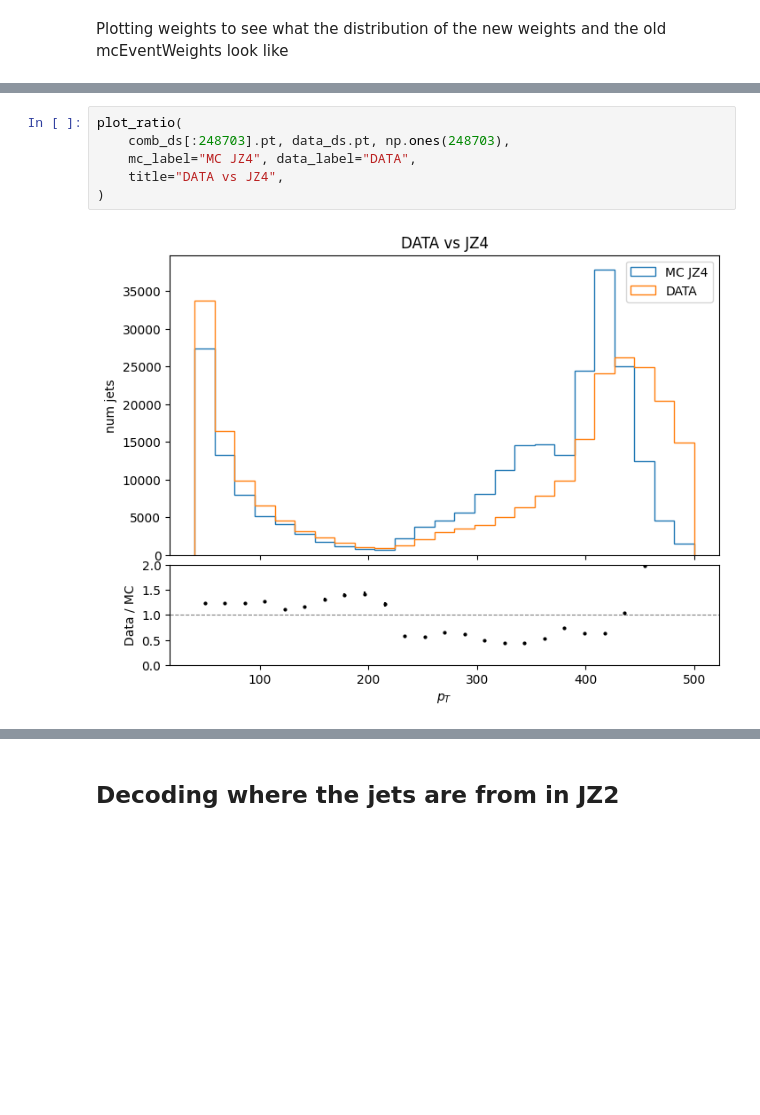
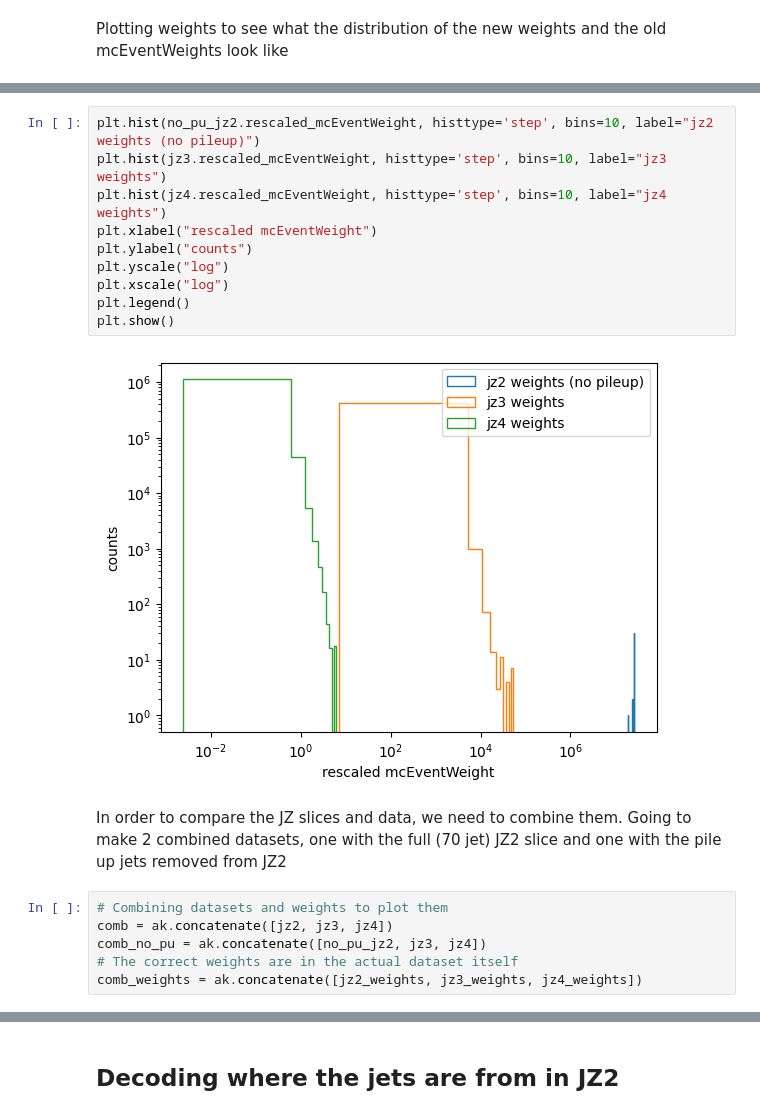
Before and after one commit to gordonwatts/sx_training_fetch, a Jupyter notebook: notebooks/008 - CR_region.ipynb, the cells around one changed output, grey strips where cells are left out. Drawn from its saved outputs; the diff is of its cells as text; blank space fills up the shorter version.

```diff
--- a/notebooks/008 - CR_region.ipynb
+++ b/notebooks/008 - CR_region.ipynb
@@ -264,8 +195,20 @@ plot_ratio(
-# %%
-plot_ratio(
-    comb_ds[:248703].pt, data_ds.pt, np.ones(248703),
-    mc_label="MC JZ4", data_label="DATA",
-    title="DATA vs JZ4",
-)
-# %% [output]
-[figure, removed]
+# %%
+plt.hist(no_pu_jz2.rescaled_mcEventWeight, histtype='step', bins=10, label="jz2 weights (no pileup)")
+plt.hist(jz3.rescaled_mcEventWeight, histtype='step', bins=10, label="jz3 weights")
+plt.hist(jz4.rescaled_mcEventWeight, histtype='step', bins=10, label="jz4 weights")
+plt.xlabel("rescaled mcEventWeight")
+plt.ylabel("counts")
+plt.yscale("log")
+plt.xscale("log")
+plt.legend()
+plt.show()
+# %% [output]
+[figure, added]
+# %% [markdown]
+In order to compare the JZ slices and data, we need to combine them. Going to make 2 combined datasets, one with the full (70 jet) JZ2 slice and one with the pile up jets removed from JZ2
+# %%
+# Combining datasets and weights to plot them
+comb = ak.concatenate([jz2, jz3, jz4])
+comb_no_pu = ak.concatenate([no_pu_jz2, jz3, jz4])
+# The correct weights are in the actual dataset itself
+comb_weights = ak.concatenate([jz2_weights, jz3_weights, jz4_weights])
```
Also changed, not shown: parts of 82 cells of this notebook, 2 other files.
